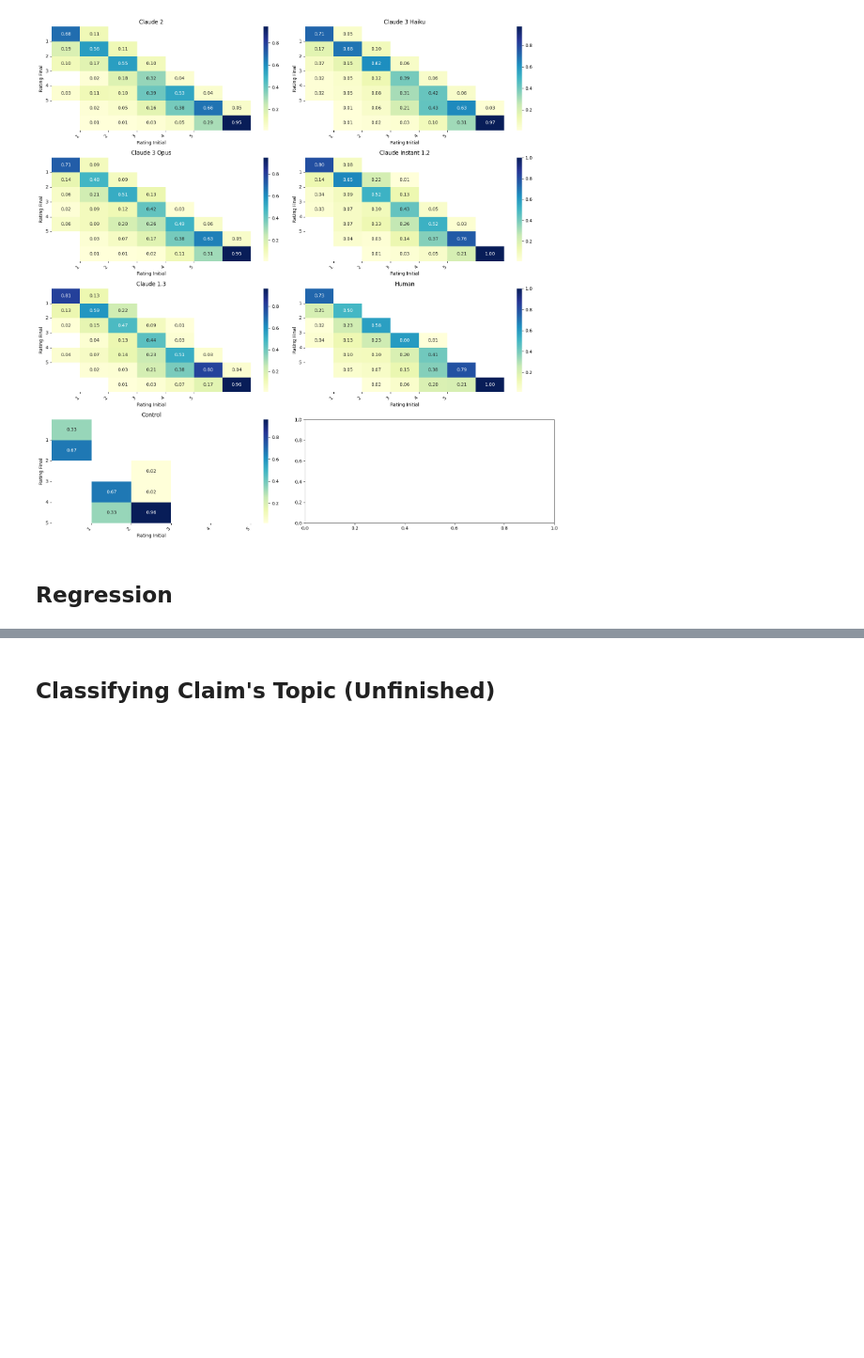
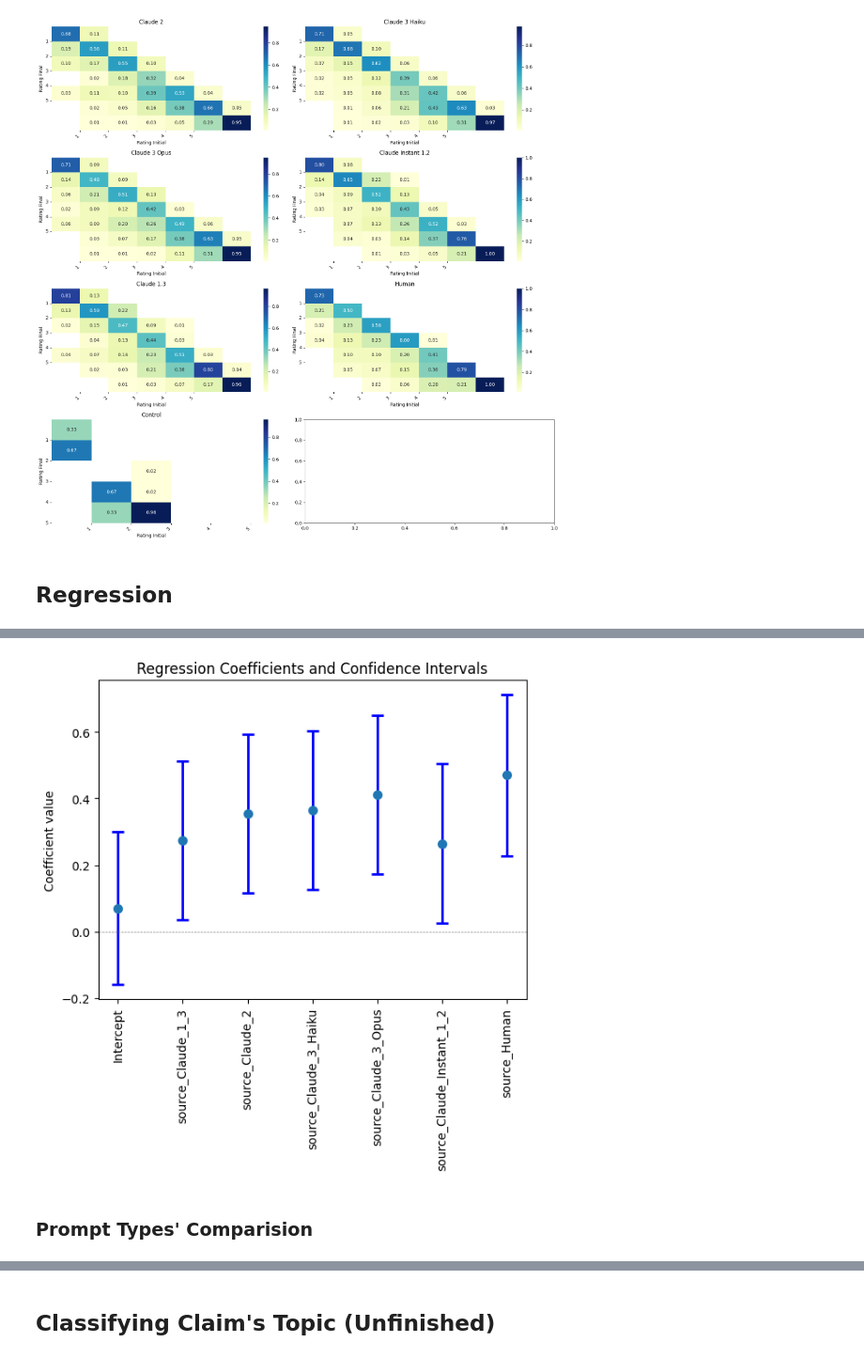
Before and after one commit to Bo-Feng-1024/LLM-Persuasion, a Jupyter notebook: Measuring_the_Persuasiveness_of_Language_Models.ipynb, the cells around one changed output, grey strips where cells are left out. Shown at 94% size. Drawn from its saved outputs; the diff is of its cells as text; code cells hidden in the pictures; blank space fills up the shorter version.

```diff
--- a/Measuring_the_Persuasiveness_of_Language_Models.ipynb
+++ b/Measuring_the_Persuasiveness_of_Language_Models.ipynb
@@ -223,3 +243,3 @@ plt.show()
 # %%
 # Encode categorical variables
-df_reg = pd.get_dummies(df, columns=['source', 'prompt_type'], drop_first=True, dtype=float) # to avoid multicolinearlity, drop the first category
+df_reg = pd.get_dummies(df, columns=['source', 'prompt_type'], dtype=float) # to avoid multicolinearlity, drop the first category
@@ -266,0 +276,10 @@ persuasiveness_metric ~ source_Claude_2 + source_Claude_3_Haiku + source_Claude_
+# %%
+reg_columns = df_reg.columns[df_reg.columns.str.startswith('source_')].tolist()
+control_columns = df_reg.columns[df_reg.columns.str.endswith('Control')].tolist()
+
+# Find predictor columns excluding control columns
+predictor_columns = [col for col in reg_columns if col not in control_columns]
+
+# Construct the formula string
+formula = f'persuasiveness_metric ~ {" + ".join(predictor_columns)}'
+print(formula)
@@ -266,0 +288,6 @@ persuasiveness_metric ~ source_Claude_2 + source_Claude_3_Haiku + source_Claude_
+# %%
+# Fit the regression model with fixed effects
+model = smf.ols(formula=formula, data=df_reg).fit()
+
+# Display the regression results
+print(model.summary())
@@ -266,0 +312,31 @@ persuasiveness_metric ~ source_Claude_2 + source_Claude_3_Haiku + source_Claude_
+# %%
+# Get coefficients
+coefficients = model.params
+
+# Get confidence intervals
+confidence_intervals = model.conf_int()
+# %%
+# Create the plot
+fig, ax = plt.subplots()
+
+# Error bars for each coefficient
+ax.errorbar(coefficients.index, coefficients.values,
+            yerr=[coefficients.values - confidence_intervals[0], confidence_intervals[1] - coefficients.values],
+            fmt='o', ecolor='blue', capsize=5, elinewidth=2, markeredgewidth=2)
+
+# Formatting
+ax.axhline(y=0, linestyle='--', color='gray', linewidth=0.5)
+ax.set_ylabel('Coefficient value')
+
+ax.set_title('Regression Coefficients and Confidence Intervals')
+
+# Rotate x-axis labels to vertical
+ax.set_xticks(range(len(coefficients)))
+ax.set_xticklabels(coefficients.index, rotation=90)
+
+# Display the plot
+plt.show()
+# %% [output]
+[figure, added]
+# %% [markdown]
+### Prompt Types' Comparision
```
Also changed, not shown: parts of 21 cells of this notebook.
